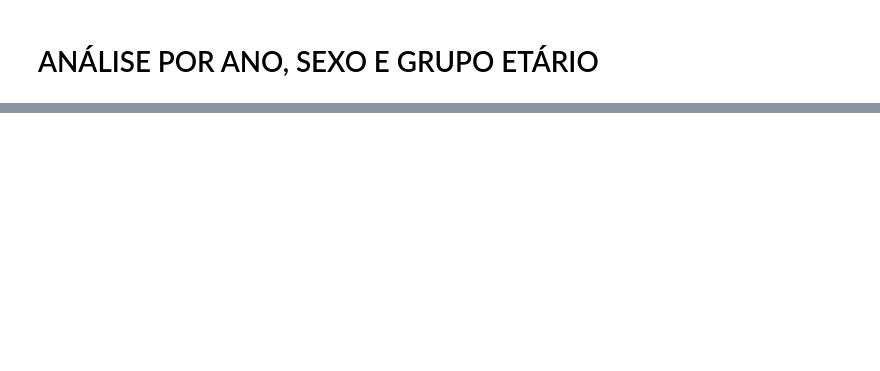
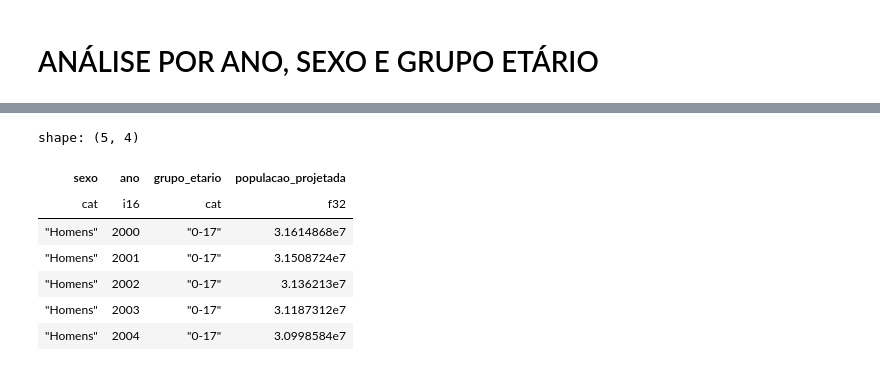
Before and after one commit to LazaroDamasceno/Rascunho-Artigo, a Jupyter notebook: analise_dados/projecao_populaco_ibge/projecao_populacao.ipynb, the cells around one changed output, grey strips where cells are left out. Drawn from its saved outputs; the diff is of its cells as text; code cells hidden in the pictures; blank space fills up the shorter version.

```diff
--- a/analise_dados/projecao_populaco_ibge/projecao_populacao.ipynb
+++ b/analise_dados/projecao_populaco_ibge/projecao_populacao.ipynb
@@ -277,0 +312,11 @@ plt.show()
+# %%
+df_ano_sexo_ge.head()
+# %% [output]
+shape: (5, 4)
+| sexo | ano | grupo_etario | populacao_projetada |
+| cat | i16 | cat | f32 |
+| "Homens" | 2000 | "0-17" | 3.1614868e7 |
+| "Homens" | 2001 | "0-17" | 3.1508724e7 |
+| "Homens" | 2002 | "0-17" | 3.136213e7 |
+| "Homens" | 2003 | "0-17" | 3.1187312e7 |
+| "Homens" | 2004 | "0-17" | 3.0998584e7 |
```
Also changed, not shown: parts of 10 cells of this notebook, 14 other files.
